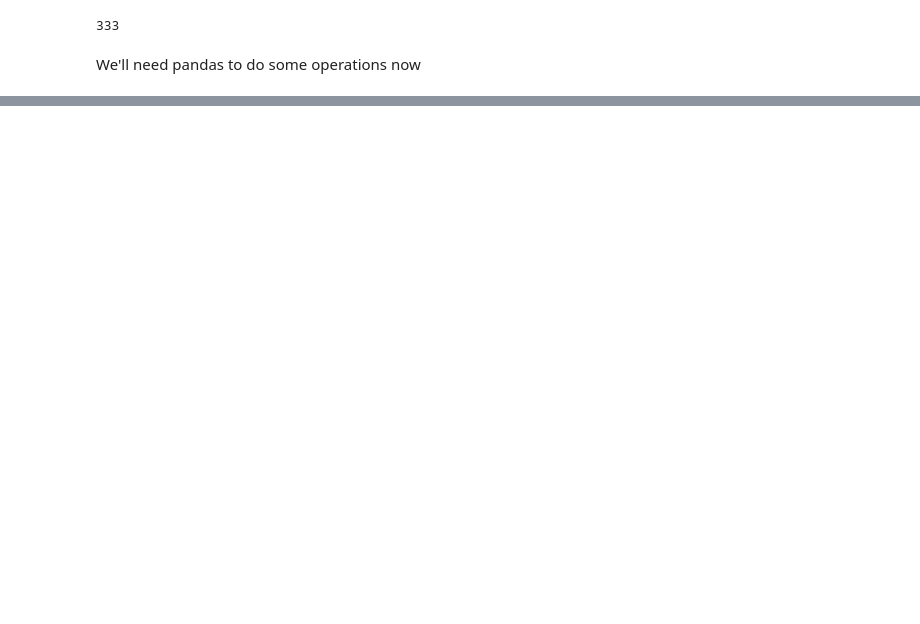
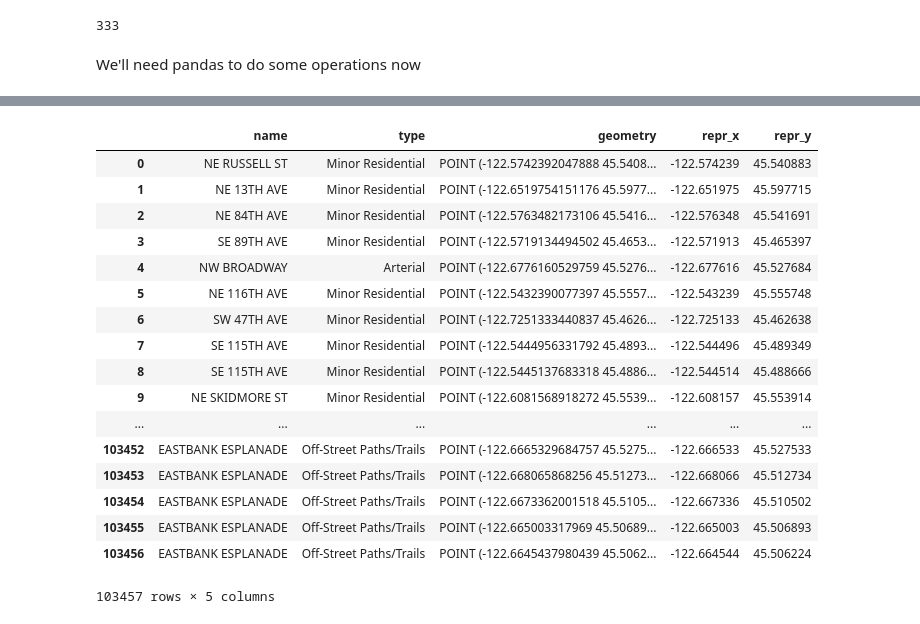
Before and after one commit to mike-mcdonald/notebooks, a Jupyter notebook: py/Segments processing.ipynb, the cells around one changed output, grey strips where cells are left out. Saved outputs shown, nothing was run; the diff lists cells and outputs as text; code cells hidden in the pictures; blank space fills up the shorter version.

```diff
--- a/py/Segments processing.ipynb
+++ b/py/Segments processing.ipynb
@@ -100,2 +185,28 @@ len(result)
+# %%
+result['repr_x'] = result.geometry.map(lambda g: g.x)
+result['repr_y'] = result.geometry.map(lambda g: g.y)
+# %%
+result = result.reset_index()
+del result['index']
+result
+# %% [output]
+|  | name | type | geometry | repr_x | repr_y |
+| 0 | NE RUSSELL ST | Minor Residential | POINT (-122.5742392047888 45.5408... | -122.574239 | 45.540883 |
+| 1 | NE 13TH AVE | Minor Residential | POINT (-122.6519754151176 45.5977... | -122.651975 | 45.597715 |
+| 2 | NE 84TH AVE | Minor Residential | POINT (-122.5763482173106 45.5416... | -122.576348 | 45.541691 |
+| 3 | SE 89TH AVE | Minor Residential | POINT (-122.5719134494502 45.4653... | -122.571913 | 45.465397 |
+| 4 | NW BROADWAY | Arterial | POINT (-122.6776160529759 45.5276... | -122.677616 | 45.527684 |
+| 5 | NE 116TH AVE | Minor Residential | POINT (-122.5432390077397 45.5557... | -122.543239 | 45.555748 |
+| 6 | SW 47TH AVE | Minor Residential | POINT (-122.7251333440837 45.4626... | -122.725133 | 45.462638 |
+| 7 | SE 115TH AVE | Minor Residential | POINT (-122.5444956331792 45.4893... | -122.544496 | 45.489349 |
+| 8 | SE 115TH AVE | Minor Residential | POINT (-122.5445137683318 45.4886... | -122.544514 | 45.488666 |
+| 9 | NE SKIDMORE ST | Minor Residential | POINT (-122.6081568918272 45.5539... | -122.608157 | 45.553914 |
+| ... | ... | ... | ... | ... | ... |
+| 103452 | EASTBANK ESPLANADE | Off-Street Paths/Trails | POINT (-122.6665329684757 45.5275... | -122.666533 | 45.527533 |
+| 103453 | EASTBANK ESPLANADE | Off-Street Paths/Trails | POINT (-122.668065868256 45.51273... | -122.668066 | 45.512734 |
+| 103454 | EASTBANK ESPLANADE | Off-Street Paths/Trails | POINT (-122.6673362001518 45.5105... | -122.667336 | 45.510502 |
+| 103455 | EASTBANK ESPLANADE | Off-Street Paths/Trails | POINT (-122.665003317969 45.50689... | -122.665003 | 45.506893 |
+| 103456 | EASTBANK ESPLANADE | Off-Street Paths/Trails | POINT (-122.6645437980439 45.5062... | -122.664544 | 45.506224 |
+103457 rows × 5 columns
 # %%
 result.to_file('../.data/combined_filtered_segment_midpoints.geojson', driver='GeoJSON')
```
Also changed, not shown: parts of 24 cells of this notebook, 1 other file.
